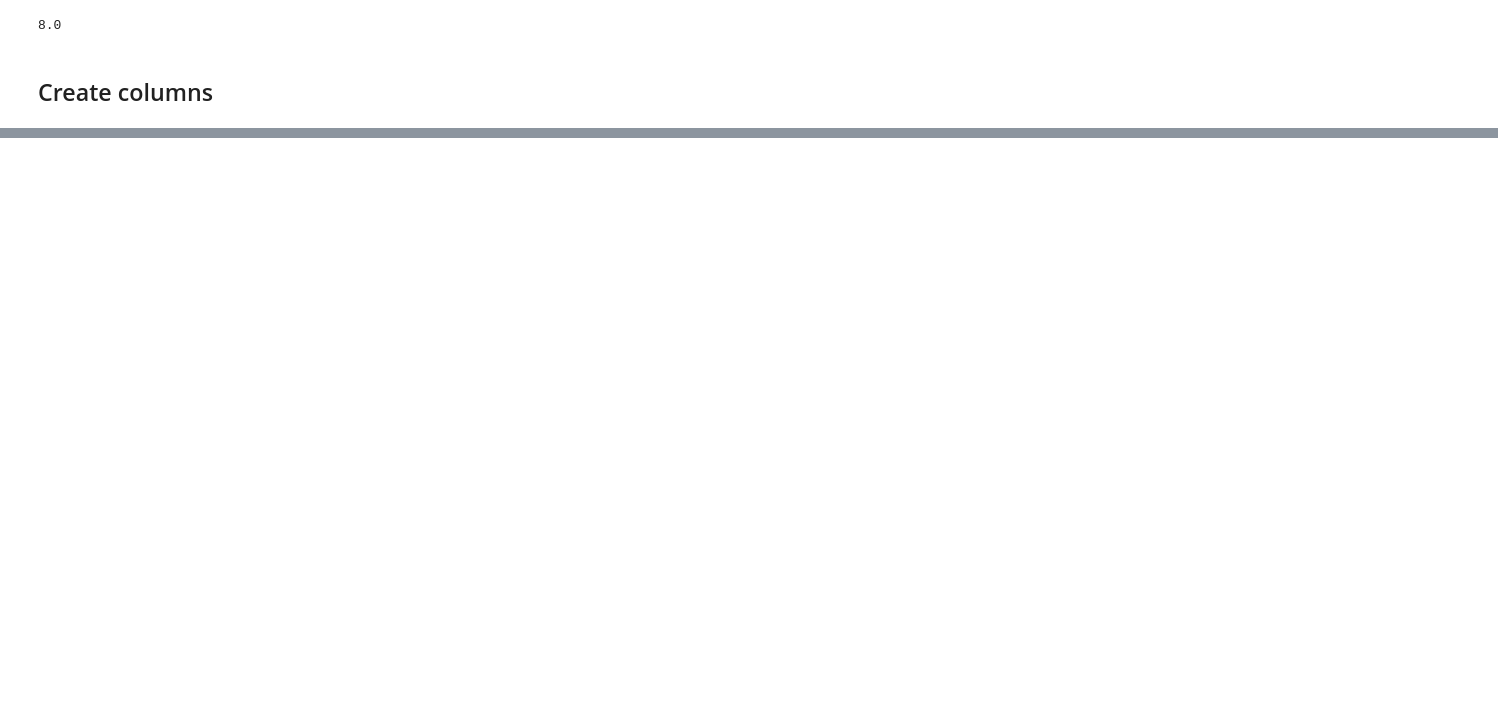
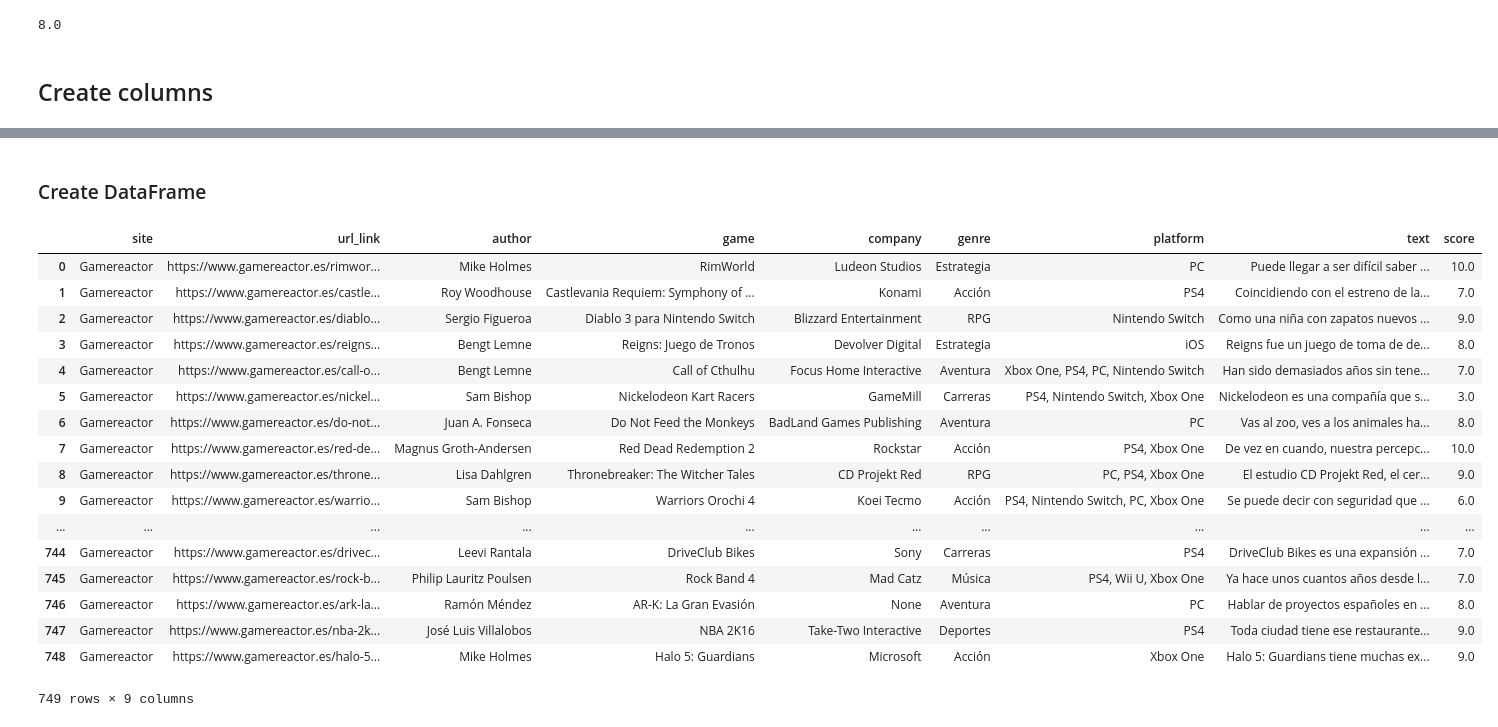
Before and after one commit to SergioFigue/the-critics-critique, a Jupyter notebook: notebooks/web_scraping_gamereactor_clean.ipynb, the cells around one changed output, grey strips where cells are left out. Drawn from its saved outputs; the diff is of its cells as text; code cells hidden in the pictures; blank space fills up the shorter version.

```diff
--- a/notebooks/web_scraping_gamereactor_clean.ipynb
+++ b/notebooks/web_scraping_gamereactor_clean.ipynb
@@ -76,6 +78,4 @@ def gamereactor_link_retrieve(num_pages):
 # %%
-num_pages = 2
+num_pages = 25
 
-links = gamereactor_link_retrieve(num_pages)
-
-print(links[45:55])
+links, titles = gamereactor_link_retrieve(num_pages)
@@ -84,7 +86,7 @@ print(links[45:55])
 # %% [markdown]
 ## Scraping Single Review
 # %%
-review_url = 'https://www.gamereactor.es/crash-bandicoot-4-its-about-time-analisis/'
+review_url = 'https://www.gamereactor.es/star-wars-squadrons-analisis/?sid=861df4c8cdc5927d8dfd6d1e7bb4f699'
 review_html = requests.get(review_url).content
 review_html[:50]
 # %% [output]
@@ -125,7 +127,7 @@ infobox = soup.find_all('ul', {'class': 'infobox'})[0].contents
 
 for box in infobox:
 
-    if 'Probado en:' in box.contents[0].text:
+    if 'Probado en:' in box.contents[0].text or 'Plataforma:' in box.contents[0].text:
         platform = box.contents[1]
 
     if 'Género:' in box.contents[0].text:
@@ -258,0 +237,2 @@ gamereactor.head()
+# %%
+result = gamereactor_dict(links[500:1249], titles[500:1249])
@@ -259 +257,26 @@ gamereactor.head()
+# %% [markdown]
+### Create DataFrame
+# %%
+gamereactor = pd.DataFrame.from_dict(result, orient='index')
+
+gamereactor
+# %% [output]
+|  | site | url_link | author | game | company | genre | platform | text | score |
+| 0 | Gamereactor | https://www.gamereactor.es/rimwor... | Mike Holmes | RimWorld | Ludeon Studios | Estrategia | PC | Puede llegar a ser difícil saber ... | 10.0 |
+| 1 | Gamereactor | https://www.gamereactor.es/castle... | Roy Woodhouse | Castlevania Requiem: Symphony of ... | Konami | Acción | PS4 | Coincidiendo con el estreno de la... | 7.0 |
+| 2 | Gamereactor | https://www.gamereactor.es/diablo... | Sergio Figueroa | Diablo 3 para Nintendo Switch | Blizzard Entertainment | RPG | Nintendo Switch | Como una niña con zapatos nuevos ... | 9.0 |
+| 3 | Gamereactor | https://www.gamereactor.es/reigns... | Bengt Lemne | Reigns: Juego de Tronos | Devolver Digital | Estrategia | iOS | Reigns fue un juego de toma de de... | 8.0 |
+| 4 | Gamereactor | https://www.gamereactor.es/call-o... | Bengt Lemne | Call of Cthulhu | Focus Home Interactive | Aventura | Xbox One, PS4, PC, Nintendo Switch | Han sido demasiados años sin tene... | 7.0 |
+| 5 | Gamereactor | https://www.gamereactor.es/nickel... | Sam Bishop | Nickelodeon Kart Racers | GameMill | Carreras | PS4, Nintendo Switch, Xbox One | Nickelodeon es una compañía que s... | 3.0 |
+| 6 | Gamereactor | https://www.gamereactor.es/do-not... | Juan A. Fonseca | Do Not Feed the Monkeys | BadLand Games Publishing | Aventura | PC | Vas al zoo, ves a los animales ha... | 8.0 |
+| 7 | Gamereactor | https://www.gamereactor.es/red-de... | Magnus Groth-Andersen | Red Dead Redemption 2 | Rockstar | Acción | PS4, Xbox One | De vez en cuando, nuestra percepc... | 10.0 |
+| 8 | Gamereactor | https://www.gamereactor.es/throne... | Lisa Dahlgren | Thronebreaker: The Witcher Tales | CD Projekt Red | RPG | PC, PS4, Xbox One | El estudio CD Projekt Red, el cer... | 9.0 |
+| 9 | Gamereactor | https://www.gamereactor.es/warrio... | Sam Bishop | Warriors Orochi 4 | Koei Tecmo | Acción | PS4, Nintendo Switch, PC, Xbox One | Se puede decir con seguridad que ... | 6.0 |
+| ... | ... | ... | ... | ... | ... | ... | ... | ... | ... |
+| 744 | Gamereactor | https://www.gamereactor.es/drivec... | Leevi Rantala | DriveClub Bikes | Sony | Carreras | PS4 | DriveClub Bikes es una expansión ... | 7.0 |
+| 745 | Gamereactor | https://www.gamereactor.es/rock-b... | Philip Lauritz Poulsen | Rock Band 4 | Mad Catz | Música | PS4, Wii U, Xbox One | Ya hace unos cuantos años desde l... | 7.0 |
+| 746 | Gamereactor | https://www.gamereactor.es/ark-la... | Ramón Méndez | AR-K: La Gran Evasión | None | Aventura | PC | Hablar de proyectos españoles en ... | 8.0 |
+| 747 | Gamereactor | https://www.gamereactor.es/nba-2k... | José Luis Villalobos | NBA 2K16 | Take-Two Interactive | Deportes | PS4 | Toda ciudad tiene ese restaurante... | 9.0 |
+| 748 | Gamereactor | https://www.gamereactor.es/halo-5... | Mike Holmes | Halo 5: Guardians | Microsoft | Acción | Xbox One | Halo 5: Guardians tiene muchas ex... | 9.0 |
+749 rows × 9 columns
 # %%
```
Also changed, not shown: parts of 16 cells of this notebook, 6 other files.
